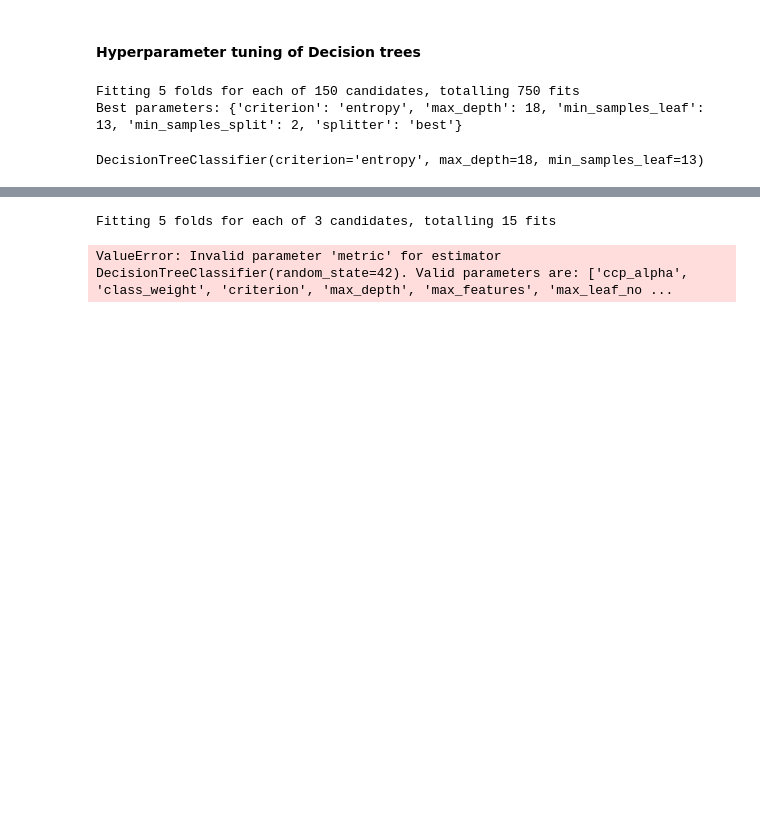
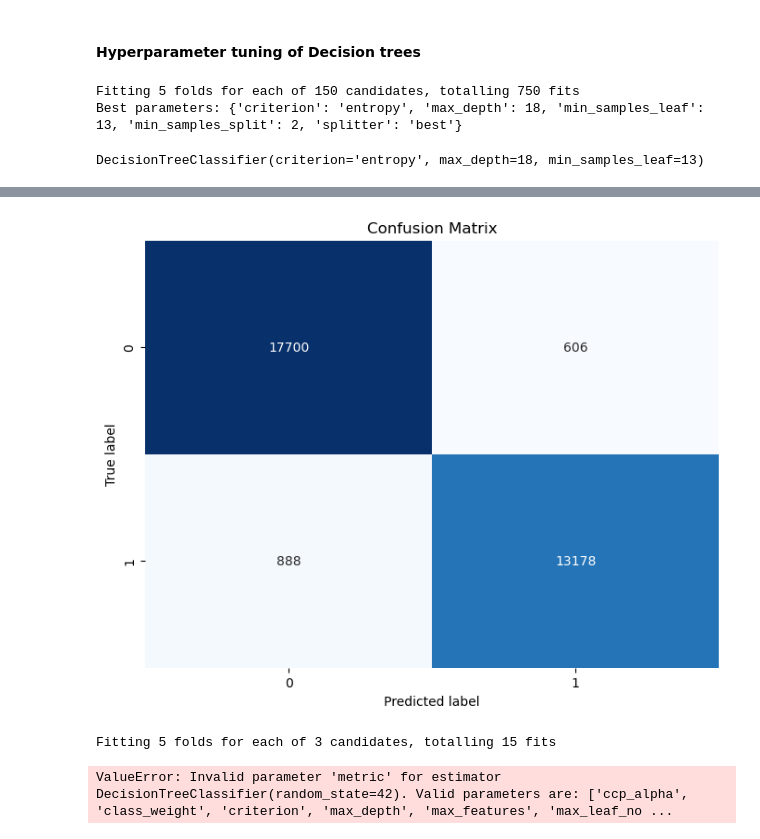
Before and after one commit to sofbruni/AI_PROJECT2023-2024, a Jupyter notebook: main copy.ipynb, the cells around one changed output, grey strips where cells are left out. Drawn from its saved outputs; the diff is of its cells as text; code cells hidden in the pictures; blank space fills up the shorter version.

Commit message:
altri changes su decision trees

```diff
--- a/main copy.ipynb
+++ b/main copy.ipynb
@@ -1422,0 +1470,22 @@ from scipy.stats import randint
+# %%
+from sklearn.metrics import accuracy_score, confusion_matrix, classification_report
+
+# Assuming tree_grid_search is your GridSearchCV instance and X_test, y_test are your test datasets
+best_tree_model = tree_grid_search.best_estimator_
+
+# Make predictions with the best model
+y_pred = best_tree_model.predict(X_test)
+
+# Calculate accuracy
+accuracy = accuracy_score(y_test, y_pred)
+print(f"Accuracy: {accuracy}")
+
+# Confusion Matrix
+conf_matrix = confusion_matrix(y_test, y_pred)
+print("Confusion Matrix:")
+print(conf_matrix)
+
+# Detailed Classification Report
+class_report = classification_report(y_test, y_pred)
+print("Classification Report:")
+print(class_report)
@@ -1423 +1506,15 @@ from scipy.stats import randint
+# %%
+from sklearn.metrics import confusion_matrix
+
+# Assuming y_test and y_pred are already defined
+conf_matrix = confusion_matrix(y_test, y_pred)
+
+plt.figure(figsize=(8, 6))
+sns.heatmap(conf_matrix, annot=True, fmt='g', cmap='Blues', cbar=False)
+plt.xlabel('Predicted label')
+plt.ylabel('True label')
+plt.title('Confusion Matrix')
+plt.show()
+# %% [output]
+[figure, added]
 # %%
```
Also changed, not shown: parts of 5 cells of this notebook.
